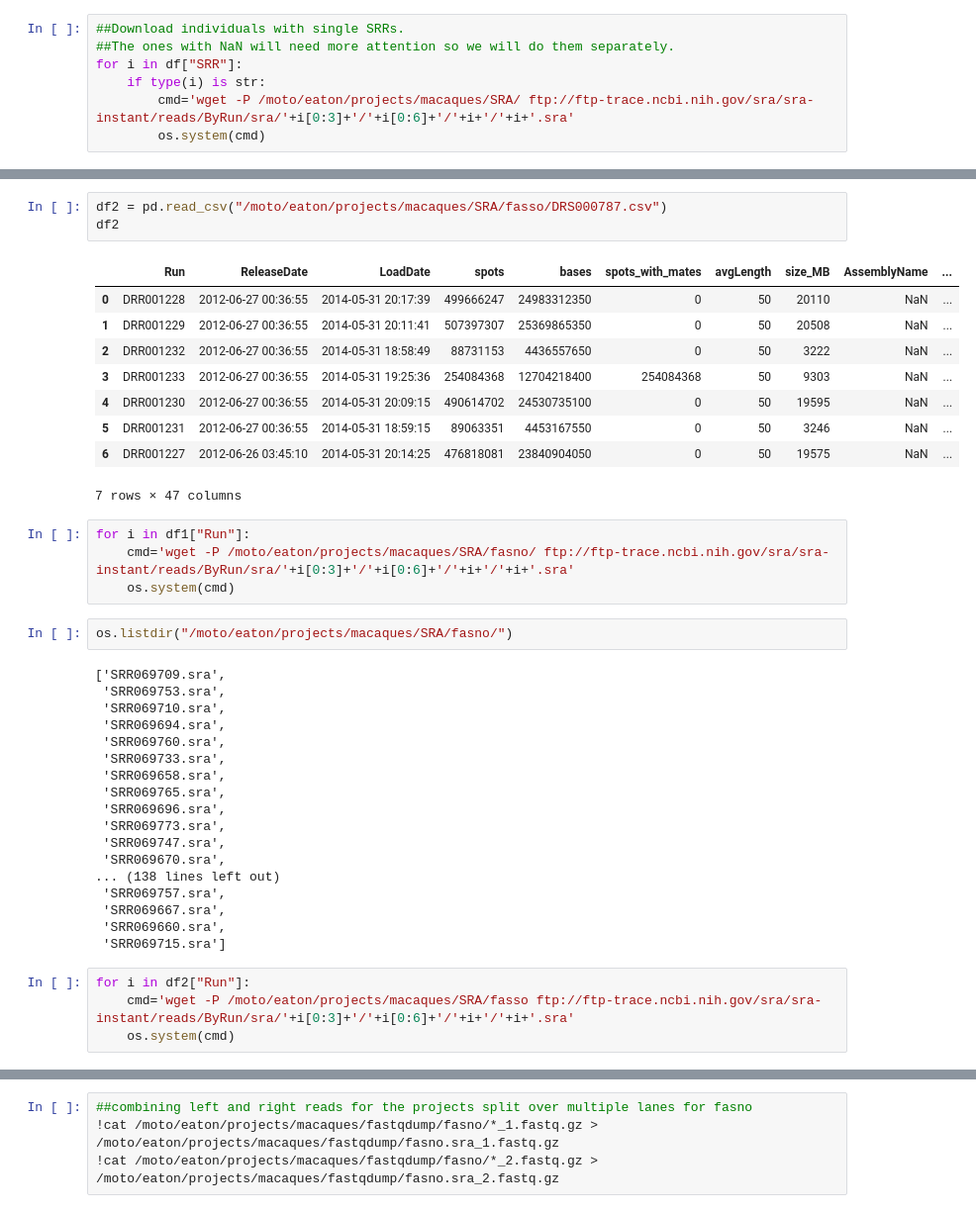
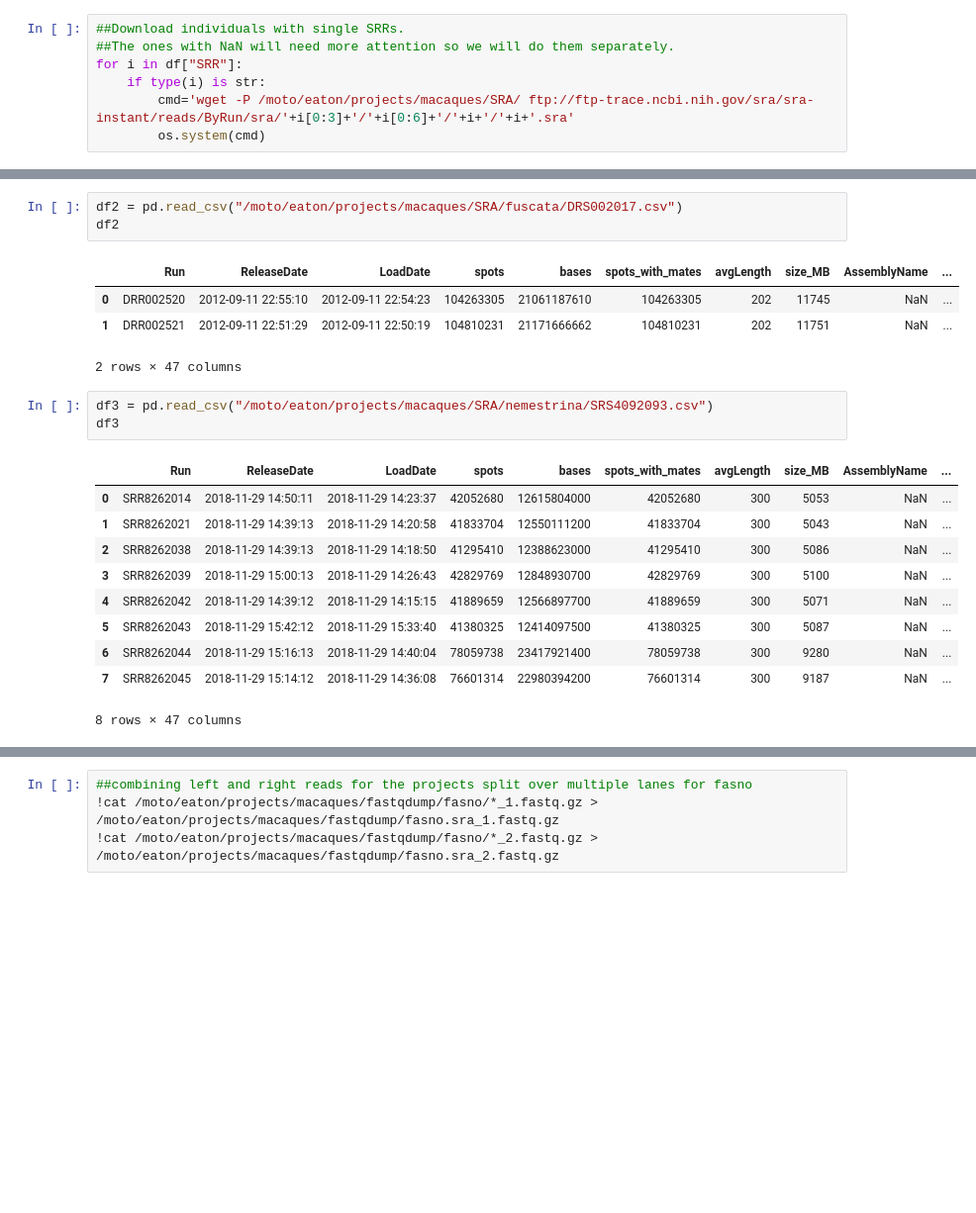
Before and after one commit to mistergroot/gatktutorial, a Jupyter notebook: 1-downloading-ref-and-sra.ipynb, the cells around one changed output, grey strips where cells are left out. Shown at 99% size. Cells and saved outputs as stored; diff of their text form; blank space fills up the shorter version.

```diff
--- a/1-downloading-ref-and-sra.ipynb
+++ b/1-downloading-ref-and-sra.ipynb
@@ -371,43 +128,24 @@ df1
 | 152 | SRR069787 | 2011-10-14 06:23:44 | 2014-05-28 09:07:03 | 15828563 | 1392913544 | 15828563 | 88 | 952 | NaN | ... |
 153 rows × 47 columns
 # %%
-df2 = pd.read_csv("/moto/eaton/projects/macaques/SRA/fasso/DRS000787.csv")
+df2 = pd.read_csv("/moto/eaton/projects/macaques/SRA/fuscata/DRS002017.csv")
 df2
 # %% [output]
 |  | Run | ReleaseDate | LoadDate | spots | bases | spots_with_mates | avgLength | size_MB | AssemblyName | ... |
-| 0 | DRR001228 | 2012-06-27 00:36:55 | 2014-05-31 20:17:39 | 499666247 | 24983312350 | 0 | 50 | 20110 | NaN | ... |
-| 1 | DRR001229 | 2012-06-27 00:36:55 | 2014-05-31 20:11:41 | 507397307 | 25369865350 | 0 | 50 | 20508 | NaN | ... |
-| 2 | DRR001232 | 2012-06-27 00:36:55 | 2014-05-31 18:58:49 | 88731153 | 4436557650 | 0 | 50 | 3222 | NaN | ... |
-| 3 | DRR001233 | 2012-06-27 00:36:55 | 2014-05-31 19:25:36 | 254084368 | 12704218400 | 254084368 | 50 | 9303 | NaN | ... |
-| 4 | DRR001230 | 2012-06-27 00:36:55 | 2014-05-31 20:09:15 | 490614702 | 24530735100 | 0 | 50 | 19595 | NaN | ... |
-| 5 | DRR001231 | 2012-06-27 00:36:55 | 2014-05-31 18:59:15 | 89063351 | 4453167550 | 0 | 50 | 3246 | NaN | ... |
-| 6 | DRR001227 | 2012-06-26 03:45:10 | 2014-05-31 20:14:25 | 476818081 | 23840904050 | 0 | 50 | 19575 | NaN | ... |
+| 0 | DRR002520 | 2012-09-11 22:55:10 | 2012-09-11 22:54:23 | 104263305 | 21061187610 | 104263305 | 202 | 11745 | NaN | ... |
+| 1 | DRR002521 | 2012-09-11 22:51:29 | 2012-09-11 22:50:19 | 104810231 | 21171666662 | 104810231 | 202 | 11751 | NaN | ... |
-7 rows × 47 columns
+2 rows × 47 columns
-# %%
-for i in df1["Run"]:
-    cmd='wget -P /moto/eaton/projects/macaques/SRA/fasno/ ftp://ftp-trace.ncbi.nih.gov/sra/sra-instant/reads/ByRun/sra/'+i[0:3]+'/'+i[0:6]+'/'+i+'/'+i+'.sra'
-    os.system(cmd)
 # %%
-os.listdir("/moto/eaton/projects/macaques/SRA/fasno/")
+df3 = pd.read_csv("/moto/eaton/projects/macaques/SRA/nemestrina/SRS4092093.csv")
+df3
 # %% [output]
+|  | Run | ReleaseDate | LoadDate | spots | bases | spots_with_mates | avgLength | size_MB | AssemblyName | ... |
+| 0 | SRR8262014 | 2018-11-29 14:50:11 | 2018-11-29 14:23:37 | 42052680 | 12615804000 | 42052680 | 300 | 5053 | NaN | ... |
+| 1 | SRR8262021 | 2018-11-29 14:39:13 | 2018-11-29 14:20:58 | 41833704 | 12550111200 | 41833704 | 300 | 5043 | NaN | ... |
+| 2 | SRR8262038 | 2018-11-29 14:39:13 | 2018-11-29 14:18:50 | 41295410 | 12388623000 | 41295410 | 300 | 5086 | NaN | ... |
+| 3 | SRR8262039 | 2018-11-29 15:00:13 | 2018-11-29 14:26:43 | 42829769 | 12848930700 | 42829769 | 300 | 5100 | NaN | ... |
+| 4 | SRR8262042 | 2018-11-29 14:39:12 | 2018-11-29 14:15:15 | 41889659 | 12566897700 | 41889659 | 300 | 5071 | NaN | ... |
+| 5 | SRR8262043 | 2018-11-29 15:42:12 | 2018-11-29 15:33:40 | 41380325 | 12414097500 | 41380325 | 300 | 5087 | NaN | ... |
+| 6 | SRR8262044 | 2018-11-29 15:16:13 | 2018-11-29 14:40:04 | 78059738 | 23417921400 | 78059738 | 300 | 9280 | NaN | ... |
+| 7 | SRR8262045 | 2018-11-29 15:14:12 | 2018-11-29 14:36:08 | 76601314 | 22980394200 | 76601314 | 300 | 9187 | NaN | ... |
-['SRR069709.sra',
- 'SRR069753.sra',
- 'SRR069710.sra',
- 'SRR069694.sra',
- 'SRR069760.sra',
- 'SRR069733.sra',
- 'SRR069658.sra',
- 'SRR069765.sra',
- 'SRR069696.sra',
- 'SRR069773.sra',
- 'SRR069747.sra',
- 'SRR069670.sra',
-... (138 lines left out)
- 'SRR069757.sra',
- 'SRR069667.sra',
- 'SRR069660.sra',
- 'SRR069715.sra']
+8 rows × 47 columns
-# %%
-for i in df2["Run"]:
-    cmd='wget -P /moto/eaton/projects/macaques/SRA/fasso ftp://ftp-trace.ncbi.nih.gov/sra/sra-instant/reads/ByRun/sra/'+i[0:3]+'/'+i[0:6]+'/'+i+'/'+i+'.sra'
-    os.system(cmd)
```
Also changed, not shown: parts of 50 cells of this notebook, 2 other files.
